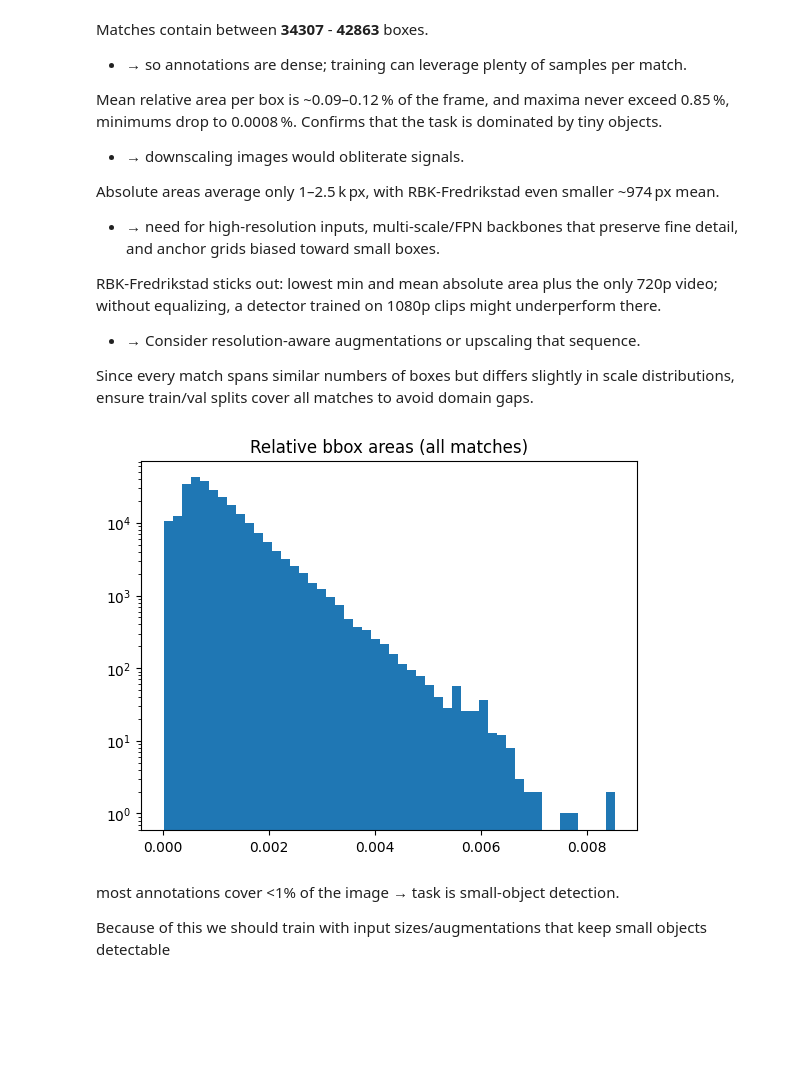
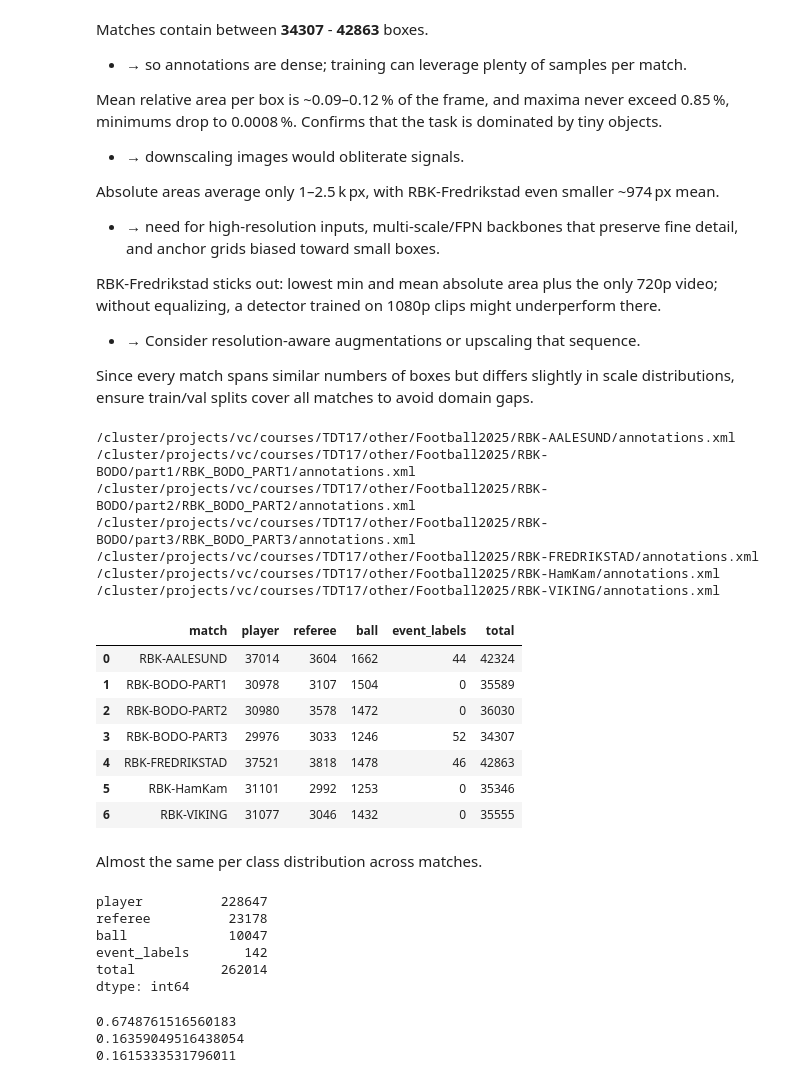
Before and after one commit to eliasls/tdt17-task4-football-2025, a Jupyter notebook: notebooks/exploratory_data_analysis.ipynb, the cells around one changed output. Drawn from its saved outputs; the diff is of its cells as text; code cells hidden in the pictures; blank space fills up the shorter version.

```diff
--- a/notebooks/exploratory_data_analysis.ipynb
+++ b/notebooks/exploratory_data_analysis.ipynb
@@ -463,20 +500,48 @@ RBK-Fredrikstad sticks out: lowest min and mean absolute area plus the only 720p
 Since every match spans similar numbers of boxes but differs slightly in scale distributions, ensure train/val splits cover all matches to avoid domain gaps.
 # %%
 importlib.reload(exploratory_data_analysis)
-all_rel_areas = []
+
+
+class_stats_per_match = []
 for name, path_dict in paths.items():
-    rel_areas, abs_areas = exploratory_data_analysis.collect_bbox_areas(
-        path_dict["annotations"]
-    )
-    all_rel_areas += rel_areas
+    player, referee, ball, event_labels = exploratory_data_analysis.load_cvat_track(path_dict["annotations"])
+    total =  player + referee +  ball + event_labels
+    class_stats_per_match.append({
+        "match": name,
+        "player": player,
+        "referee": referee,
+        "ball": ball,
+        "event_labels": event_labels,
+        "total": total
+    })
 
-plt.hist(all_rel_areas, bins=50)
-plt.yscale("log")
-plt.title("Relative bbox areas (all matches)")
-plt.show()
+pd_class = pd.DataFrame(class_stats_per_match)
+pd_class
 # %% [output]
-[figure, removed]
+/cluster/projects/vc/courses/TDT17/other/Football2025/RBK-AALESUND/annotations.xml
+/cluster/projects/vc/courses/TDT17/other/Football2025/RBK-BODO/part1/RBK_BODO_PART1/annotations.xml
+/cluster/projects/vc/courses/TDT17/other/Football2025/RBK-BODO/part2/RBK_BODO_PART2/annotations.xml
+/cluster/projects/vc/courses/TDT17/other/Football2025/RBK-BODO/part3/RBK_BODO_PART3/annotations.xml
+/cluster/projects/vc/courses/TDT17/other/Football2025/RBK-FREDRIKSTAD/annotations.xml
+/cluster/projects/vc/courses/TDT17/other/Football2025/RBK-HamKam/annotations.xml
+/cluster/projects/vc/courses/TDT17/other/Football2025/RBK-VIKING/annotations.xml
+|  | match | player | referee | ball | event_labels | total |
+| 0 | RBK-AALESUND | 37014 | 3604 | 1662 | 44 | 42324 |
+| 1 | RBK-BODO-PART1 | 30978 | 3107 | 1504 | 0 | 35589 |
+| 2 | RBK-BODO-PART2 | 30980 | 3578 | 1472 | 0 | 36030 |
+| 3 | RBK-BODO-PART3 | 29976 | 3033 | 1246 | 52 | 34307 |
+| 4 | RBK-FREDRIKSTAD | 37521 | 3818 | 1478 | 46 | 42863 |
+| 5 | RBK-HamKam | 31101 | 2992 | 1253 | 0 | 35346 |
+| 6 | RBK-VIKING | 31077 | 3046 | 1432 | 0 | 35555 |
 # %% [markdown]
-most annotations cover <1% of the image → task is small-object detection.
-
-Because of this we should train with input sizes/augmentations that keep small objects detectable
+Almost the same per class distribution across matches.
+# %%
+sums = pd_class.sum(0, numeric_only=True)
+sums
+# %% [output]
+player          228647
+referee          23178
+ball             10047
+event_labels       142
+total           262014
+dtype: int64
@@ -482,0 +551,18 @@ Because of this we should train with input sizes/augmentations that keep small o
+# %%
+aalesund = pd_class.loc[0, "total"]
+bodo = pd_class.loc[1, "total"] + pd_class.loc[2, "total"] + pd_class.loc[3, "total"]
+fredrikstad = pd_class.loc[4, "total"]
+hamkam = pd_class.loc[5, "total"]
+viking = pd_class.loc[6, "total"]
+
+train = bodo + viking + hamkam
+val = fredrikstad
+test = aalesund
+
+print(train/total_int)
+print(val/total_int)
+print(test/total_int)
+# %% [output]
+0.6748761516560183
+0.16359049516438054
+0.1615333531796011
```
Also changed, not shown: parts of 9 cells of this notebook, 1 other file.
